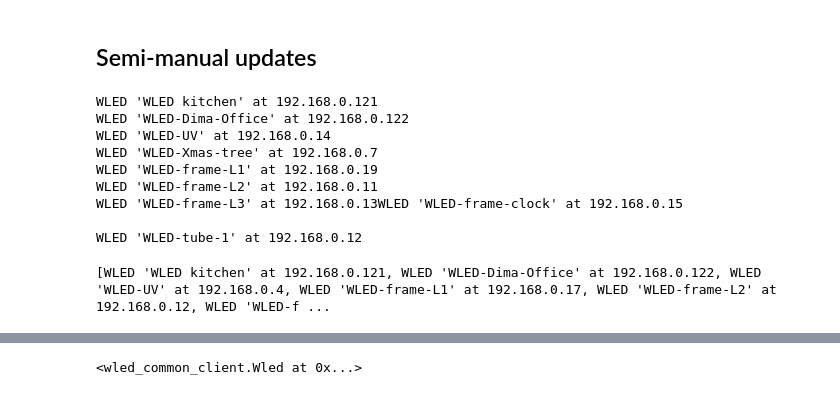
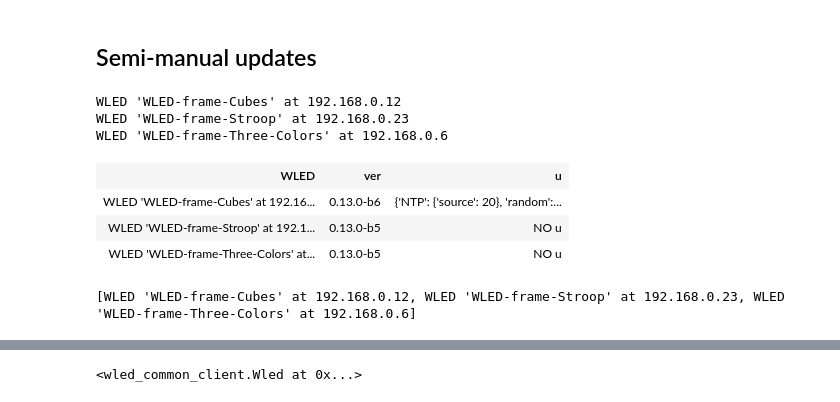
Before and after one commit to okdimok/Svetlitsa_control, a Jupyter notebook: sketches.ipynb, the cells around one changed output, grey strips where cells are left out. Drawn from its saved outputs; the diff is of its cells as text; code cells hidden in the pictures.

Commit message:
hoolodok frames

```diff
--- a/sketches.ipynb
+++ b/sketches.ipynb
@@ -1,31 +1,51 @@
 # %% [markdown]
 ## Semi-manual updates
-# %%
-import wled_common_client, importlib, datetime
-from omegaconf import DictConfig, OmegaConf, ListConfig
-importlib.reload(wled_common_client)
-from wled_common_client import Wled, Wleds
-from scripts.local_env import default_wled_ip
-from time import sleep
-wleds = Wleds.from_one_ip(default_wled_ip(), )
-wleds.print()
-default_wled = wleds.get_by_ip(default_wled_ip())
-# %% [output]
-WLED 'WLED kitchen' at 192.168.0.121
-WLED 'WLED-Dima-Office' at 192.168.0.122
-WLED 'WLED-UV' at 192.168.0.14
-WLED 'WLED-Xmas-tree' at 192.168.0.7
-WLED 'WLED-frame-L1' at 192.168.0.19
-WLED 'WLED-frame-L2' at 192.168.0.11
-WLED 'WLED-frame-L3' at 192.168.0.13WLED 'WLED-frame-clock' at 192.168.0.15
-
-WLED 'WLED-tube-1' at 192.168.0.12
+# %%
+import wled_common_client, importlib, datetime
+from omegaconf import DictConfig, OmegaConf, ListConfig
+importlib.reload(wled_common_client)
+from wled_common_client import Wled, Wleds
+from scripts.local_env import default_wled_ip
+from time import sleep
+import wled_listener as wl
+wl.wleds.print()
+default_wled = wl.wleds.get_by_ip(default_wled_ip())
+from IPython.display import display_html, clear_output
+
+def display_dicts(wleds, dicts, fields=["ver"]):
+    clear_output(wait=True)
+    r = "<br><table><tr><th>WLED</th>"
+    for field in fields:
+        r += f"<th>{field}</th>"
+    r+="</tr>"
+    for wled, state in zip(wleds, dicts):
+        r += f"<tr><td>{wled}</td>"
+        for field in fields:
+            if field in state.keys():
+                value = state[field]
+                r += f"<td>{value}</td>"
+            else:
+                r += f"<td>NO {field}</td>"
+        r += "</tr>"
+    r += "</table>"
+    display_html(r, raw=True)
+# %% [output]
+WLED 'WLED-frame-Cubes' at 192.168.0.12
+WLED 'WLED-frame-Stroop' at 192.168.0.23
+WLED 'WLED-frame-Three-Colors' at 192.168.0.6
+# %%
+display_dicts(wl.wleds, wl.wleds.get_json_info(), fields=["ver", "u"])
+# %% [output]
+| WLED | ver | u |
+| WLED 'WLED-frame-Cubes' at 192.16... | 0.13.0-b6 | {'NTP': {'source': 20}, 'random':... |
+| WLED 'WLED-frame-Stroop' at 192.1... | 0.13.0-b5 | NO u |
+| WLED 'WLED-frame-Three-Colors' at... | 0.13.0-b5 | NO u |
 # %%
 default_wled.set_preset_udp(17)
-# %%
-wleds
-# %% [output]
-[WLED 'WLED kitchen' at 192.168.0.121, WLED 'WLED-Dima-Office' at 192.168.0.122, WLED 'WLED-UV' at 192.168.0.4, WLED 'WLED-frame-L1' at 192.168.0.17, WLED 'WLED-frame-L2' at 192.168.0.12, WLED 'WLED-f ...
+# %%
+wl.wleds
+# %% [output]
+[WLED 'WLED-frame-Cubes' at 192.168.0.12, WLED 'WLED-frame-Stroop' at 192.168.0.23, WLED 'WLED-frame-Three-Colors' at 192.168.0.6]
 # %%
 from IPython.display import display_html, clear_output
 for i in range(1000):
```
Also changed, not shown: parts of 5 cells of this notebook, 9 other files.
